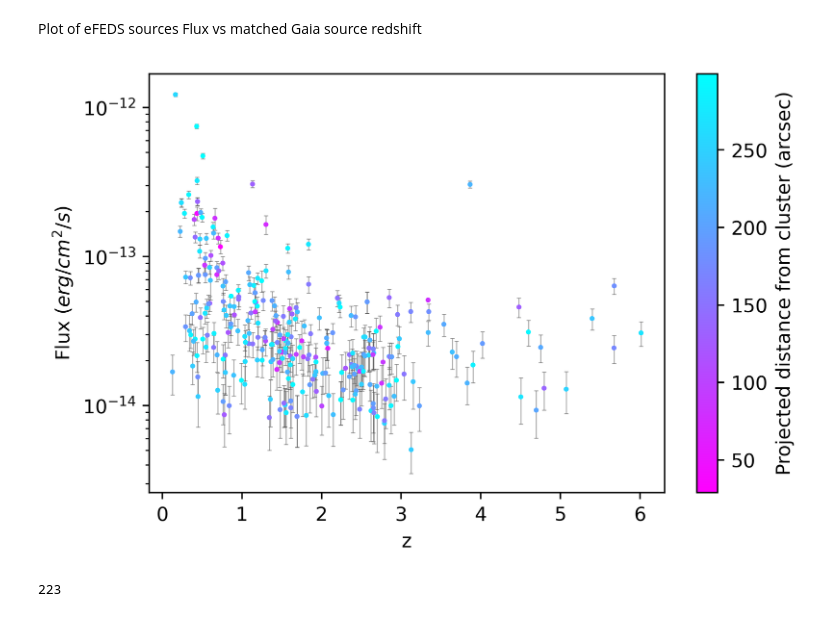
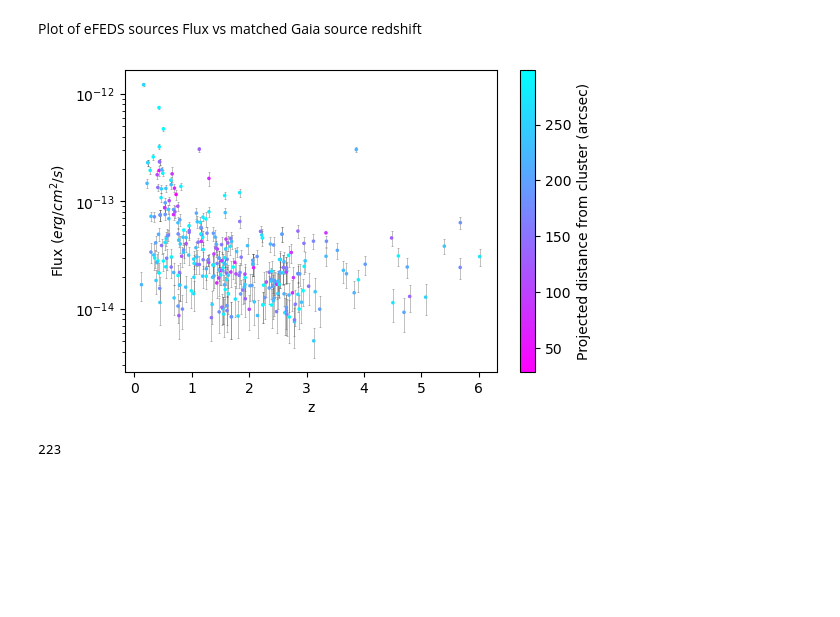
Before and after one commit to TobyWallage/Gaia_vs_eFEDS, a Jupyter notebook: Filter_Tables.ipynb, the cells around one changed output. Saved outputs shown, nothing was run; the diff lists cells and outputs as text; code cells hidden in the pictures; blank space fills up the shorter version.

```diff
--- a/Filter_Tables.ipynb
+++ b/Filter_Tables.ipynb
@@ -209,18 +209,18 @@ eFEDS_gaia_match.write('Source_Data/eFEDS_gaia_match.csv', format='csv', overwri
 Plot of eFEDS sources Flux vs matched Gaia source redshift
 # %%
 
-plt.figure(dpi=400)
+plt.figure(dpi=100)
 plt.scatter(eFEDS_gaia_match['source_redshift'], eFEDS_gaia_match['ML_FLUX'],marker='.', c=eFEDS_gaia_match['separation'], cmap='cool_r', s=10)
 plt.errorbar(eFEDS_gaia_match['source_redshift'], eFEDS_gaia_match['ML_FLUX'], fmt='none', yerr=eFEDS_gaia_match['ML_FLUX_ERR'], ecolor='#4f4f4f',zorder=-1, elinewidth=0.5, capsize=1, capthick=0.5, alpha =0.5)
 plt.ylabel('Flux ($erg/cm^2/s$)')
 plt.xlabel('z')
 plt.yscale('log')
 plt.colorbar().set_label('Projected distance from cluster (arcsec)')
-plt.savefig('quasar_flux_redshift.png')
+plt.savefig('quasar_flux_redshift.png', dpi=400, facecolor='white', bbox_inches='tight')
 # plt.xscale('log')
 plt.show()
 # %% [output]
-[figure, old version]
+[figure, new version]
 # %%
 print(len(np.unique(eFEDS_gaia_match['Cluster_ID_SRC'])))
 # %% [output]
```
Also changed, not shown: parts of 1 cell of this notebook, 4 other files.
